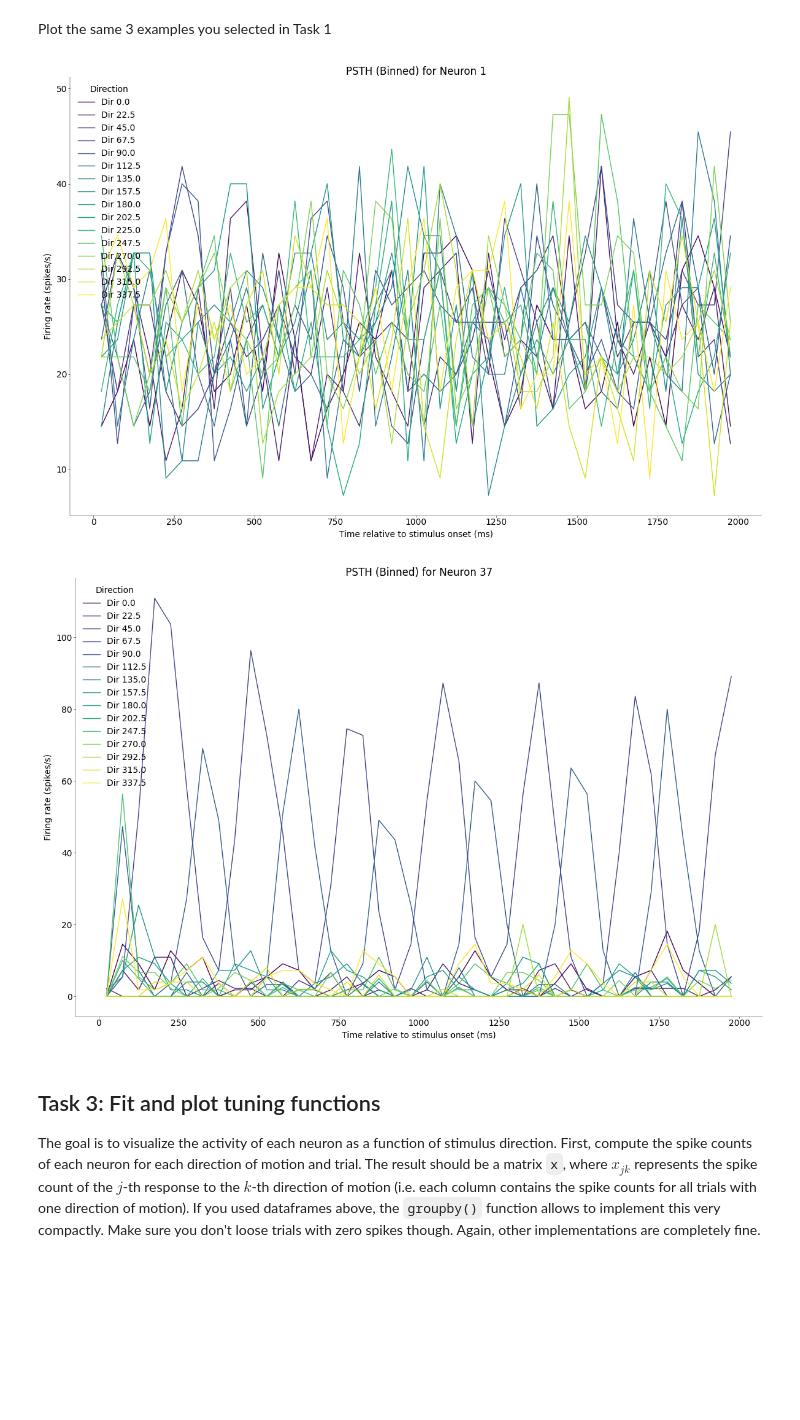
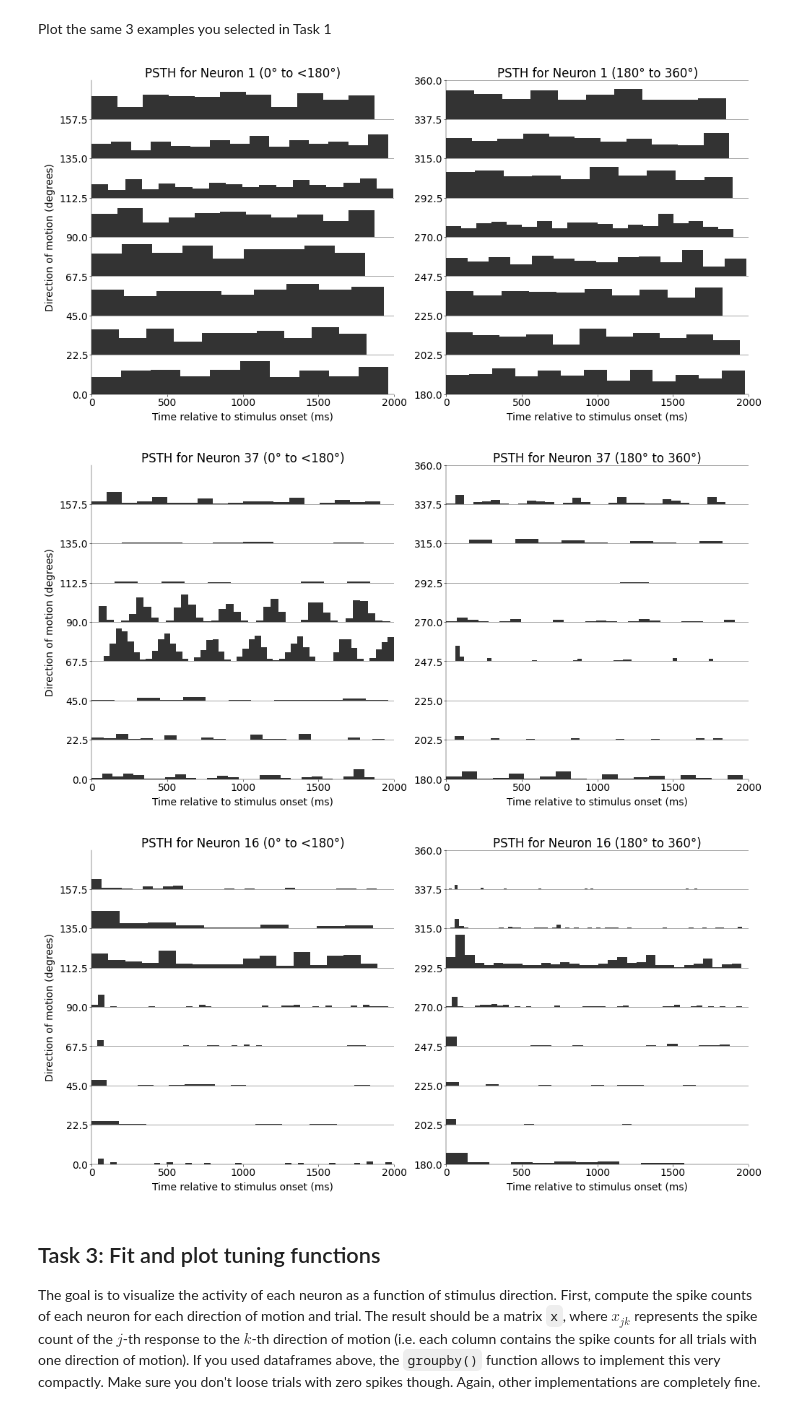
Before and after one commit to lucakosina/NeuralDataScience, a Jupyter notebook: CodingLab4.ipynb, the cells around one changed output. Drawn from its saved outputs; the diff is of its cells as text; code cells hidden in the pictures; blank space fills up the shorter version.

```diff
--- a/CodingLab4.ipynb
+++ b/CodingLab4.ipynb
@@ -271,9 +391,11 @@ Plot the same 3 examples you selected in Task 1
 # %%
 plotPSTH(spikes, 1)
 plotPSTH(spikes, 37)
+plotPSTH(spikes, 16)
 # %% [output]
-[figure, old version]
+[figure, new version]
-[figure, old version]
+[figure, new version]
+[figure, added]
 # %% [markdown]
 ## Task 3: Fit and plot tuning functions
 
```
Also changed, not shown: parts of 11 cells of this notebook.
